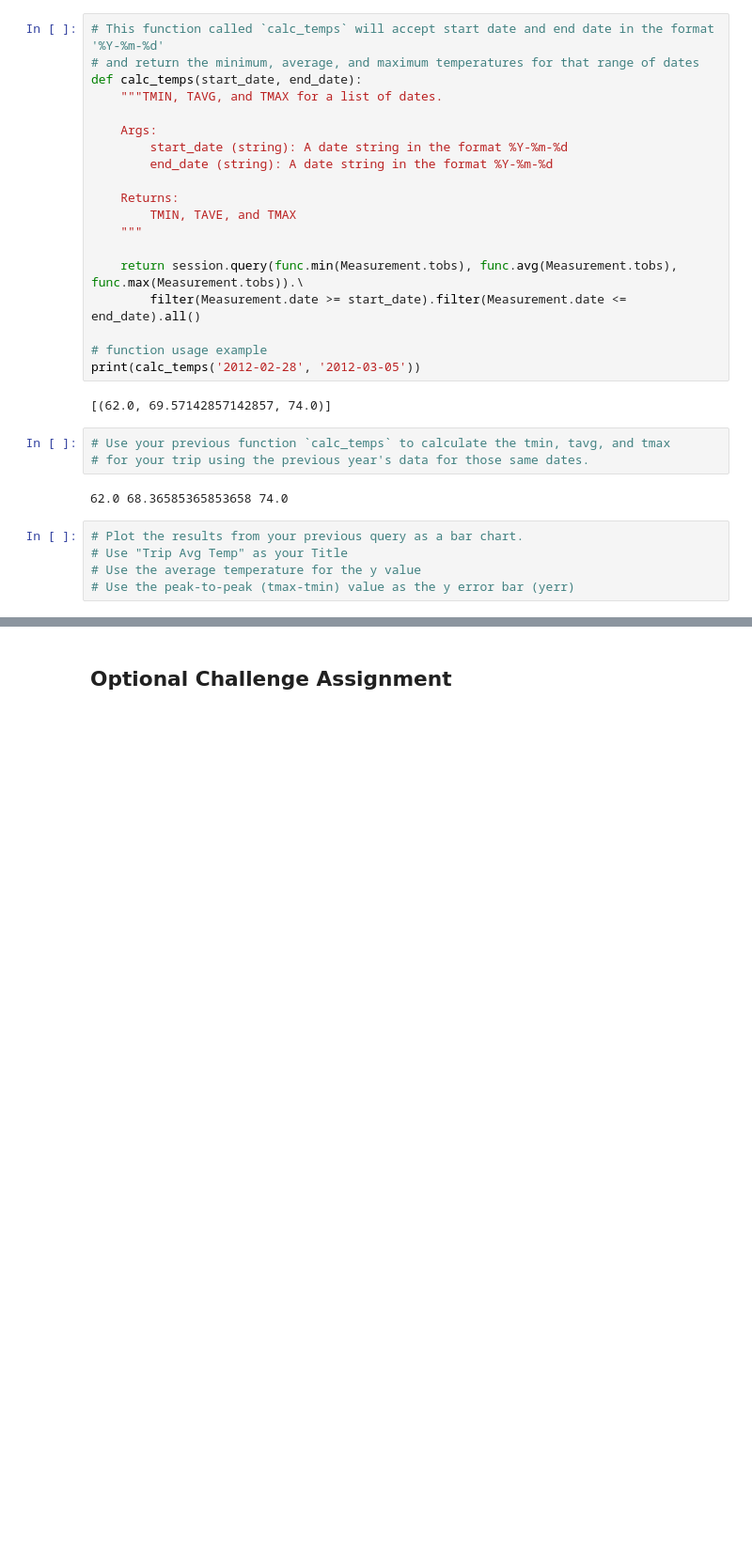
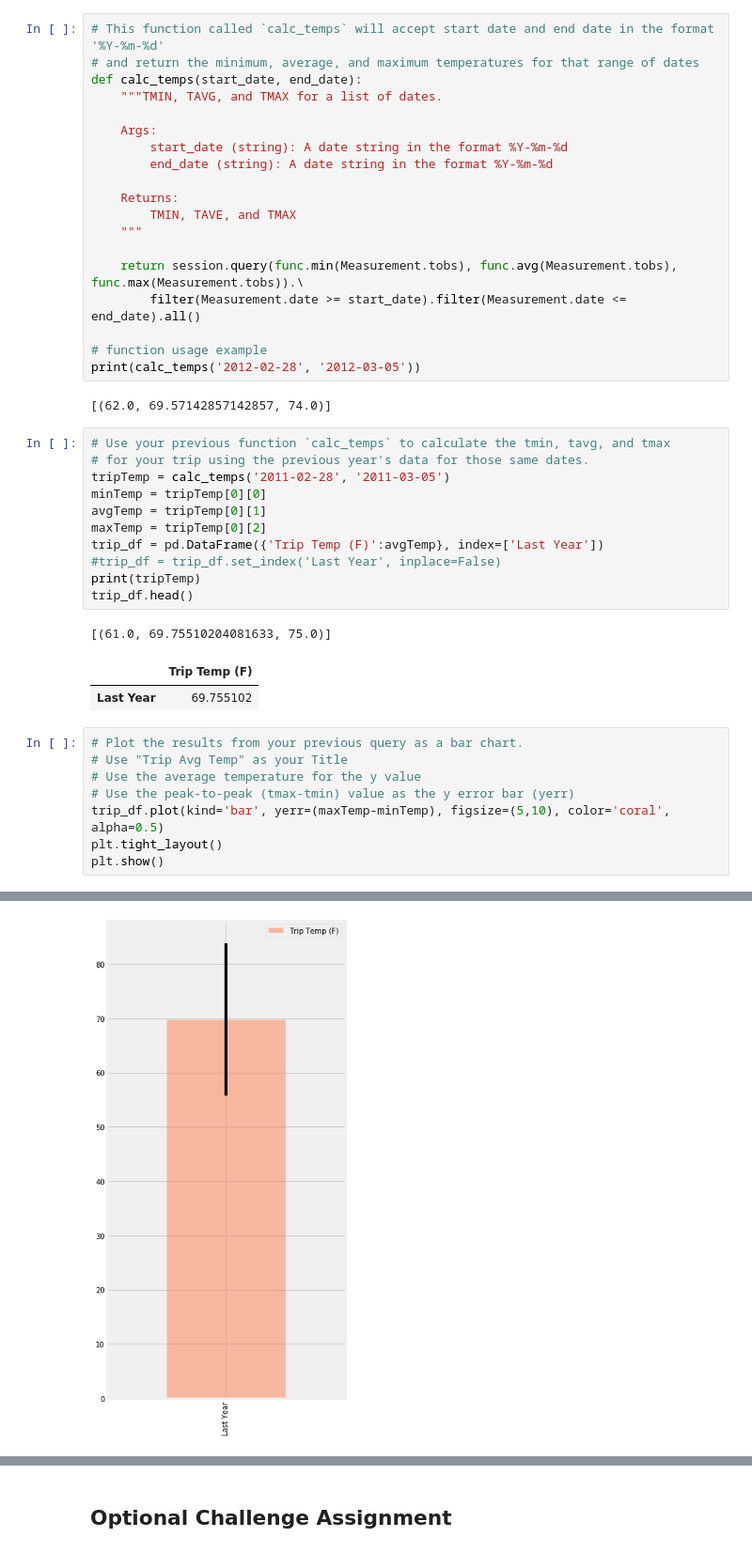
Before and after one commit to Survifit/bootcamprepo, a Jupyter notebook: Homework10/Howard_Hwk10_climate.ipynb, the cells around one changed output, grey strips where cells are left out. Shown at 94% size. Saved outputs shown, nothing was run; the diff lists cells and outputs as text; blank space fills up the shorter version.

```diff
--- a/Homework10/Howard_Hwk10_climate.ipynb
+++ b/Homework10/Howard_Hwk10_climate.ipynb
@@ -153,11 +153,24 @@ print(calc_temps('2012-02-28', '2012-03-05'))
 # %%
 # Use your previous function `calc_temps` to calculate the tmin, tavg, and tmax
 # for your trip using the previous year's data for those same dates.
+tripTemp = calc_temps('2011-02-28', '2011-03-05')
+minTemp = tripTemp[0][0]
+avgTemp = tripTemp[0][1]
+maxTemp = tripTemp[0][2]
+trip_df = pd.DataFrame({'Trip Temp (F)':avgTemp}, index=['Last Year'])
+#trip_df = trip_df.set_index('Last Year', inplace=False)
+print(tripTemp)
+trip_df.head()
 # %% [output]
-62.0 68.36585365853658 74.0
+[(61.0, 69.75510204081633, 75.0)]
+|  | Trip Temp (F) |
+| Last Year | 69.755102 |
 # %%
 # Plot the results from your previous query as a bar chart.
 # Use "Trip Avg Temp" as your Title
 # Use the average temperature for the y value
 # Use the peak-to-peak (tmax-tmin) value as the y error bar (yerr)
+trip_df.plot(kind='bar', yerr=(maxTemp-minTemp), figsize=(5,10), color='coral', alpha=0.5)
+plt.tight_layout()
+plt.show()
 # %% [output]
@@ -166,3 +177,4 @@ print(calc_temps('2012-02-28', '2012-03-05'))
+[figure, added]
 # %%
 # Calculate the total amount of rainfall per weather station for your trip dates using the previous year's matching dates.
 # Sort this in descending order by precipitation amount and list the station, name, latitude, longitude, and elevation
```
Also changed, not shown: parts of 5 cells of this notebook.
